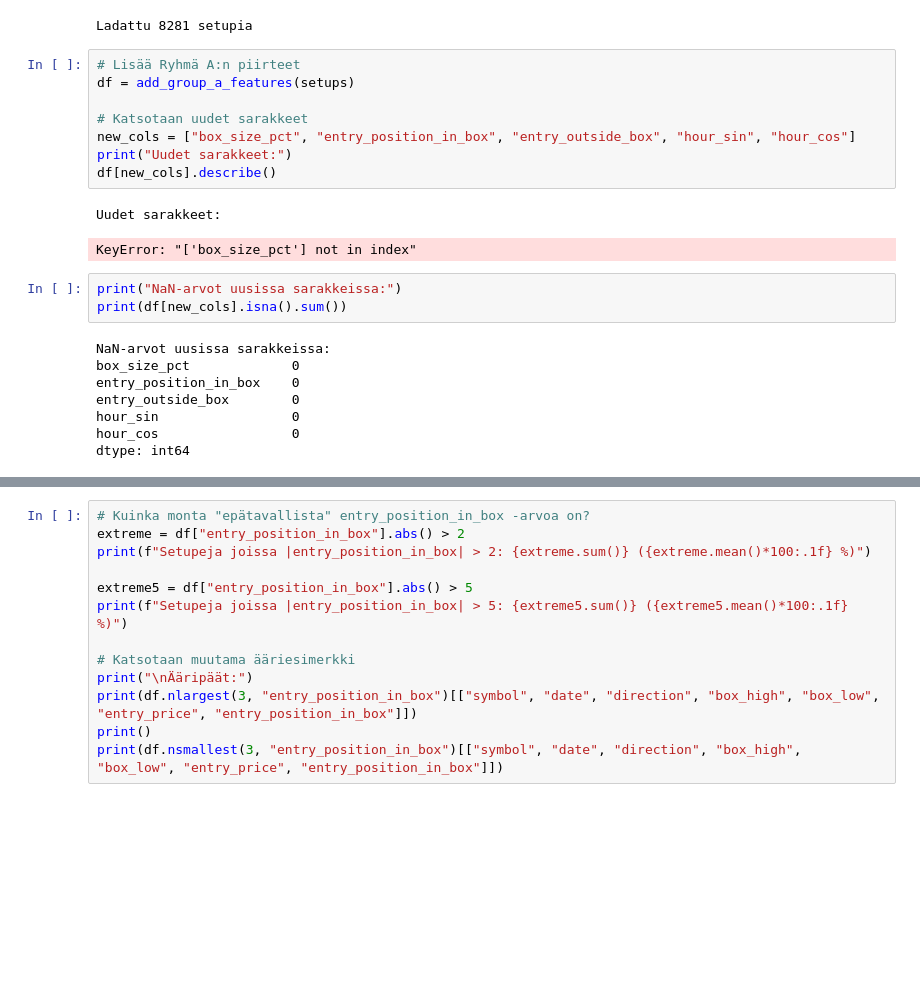
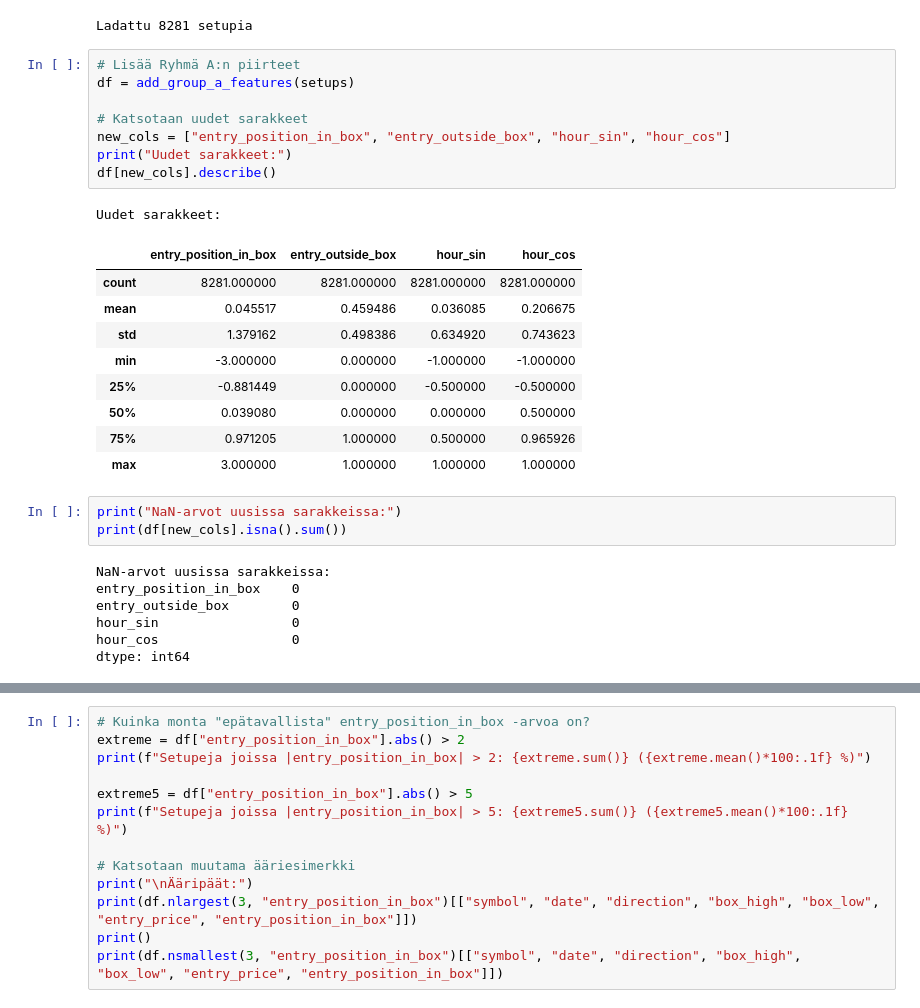
Before and after one commit to aanixi/box-method-ensemble-prediction, a Jupyter notebook: notebooks/03_features.ipynb, the cells around one changed output, grey strips where cells are left out. Drawn from its saved outputs; the diff is of its cells as text; blank space fills up the shorter version.

```diff
--- a/notebooks/03_features.ipynb
+++ b/notebooks/03_features.ipynb
@@ -16,20 +16,27 @@ Ladattu 8281 setupia
 # %%
 # Lisää Ryhmä A:n piirteet
 df = add_group_a_features(setups)
 
 # Katsotaan uudet sarakkeet
-new_cols = ["box_size_pct", "entry_position_in_box", "entry_outside_box", "hour_sin", "hour_cos"]
+new_cols = ["entry_position_in_box", "entry_outside_box", "hour_sin", "hour_cos"]
 print("Uudet sarakkeet:")
 df[new_cols].describe()
 # %% [output]
 Uudet sarakkeet:
-KeyError: "['box_size_pct'] not in index"
+|  | entry_position_in_box | entry_outside_box | hour_sin | hour_cos |
+| count | 8281.000000 | 8281.000000 | 8281.000000 | 8281.000000 |
+| mean | 0.045517 | 0.459486 | 0.036085 | 0.206675 |
+| std | 1.379162 | 0.498386 | 0.634920 | 0.743623 |
+| min | -3.000000 | 0.000000 | -1.000000 | -1.000000 |
+| 25% | -0.881449 | 0.000000 | -0.500000 | -0.500000 |
+| 50% | 0.039080 | 0.000000 | 0.000000 | 0.500000 |
+| 75% | 0.971205 | 1.000000 | 0.500000 | 0.965926 |
+| max | 3.000000 | 1.000000 | 1.000000 | 1.000000 |
 # %%
 print("NaN-arvot uusissa sarakkeissa:")
 print(df[new_cols].isna().sum())
 # %% [output]
 NaN-arvot uusissa sarakkeissa:
-box_size_pct             0
 entry_position_in_box    0
 entry_outside_box        0
 hour_sin                 0
```
Also changed, not shown: parts of 16 cells of this notebook, 3 other files.
